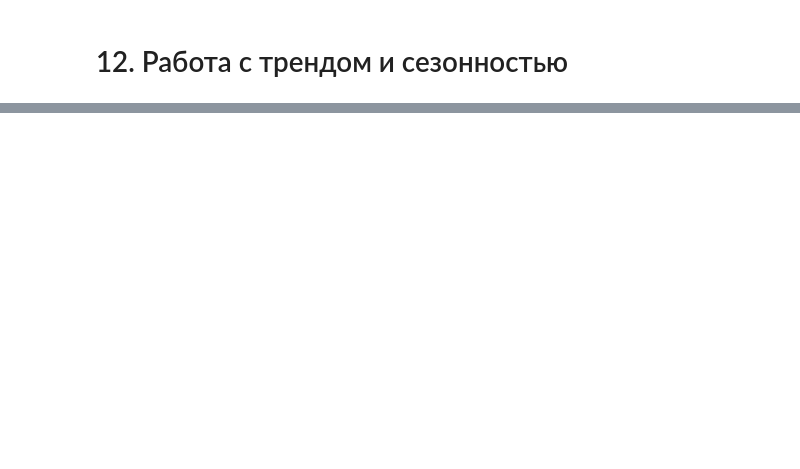
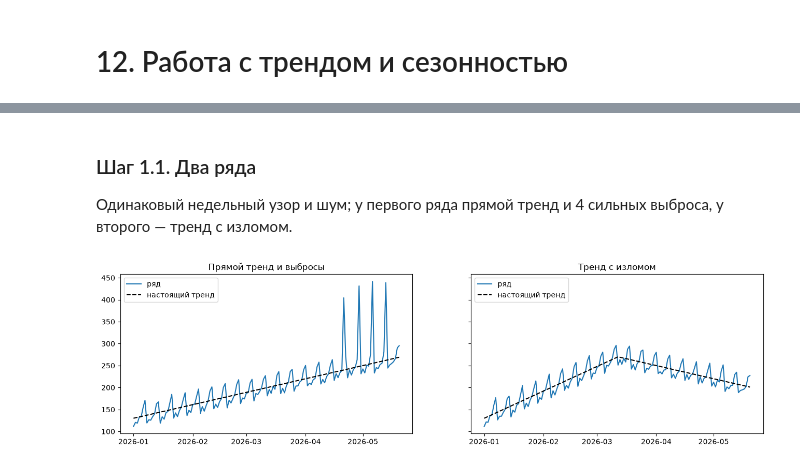
Before and after one commit to skv-analyst/study-data-analytics, a Jupyter notebook: 05-etna/notebooks/12-trend-seasonality.ipynb, the cells around one changed output, grey strips where cells are left out. Saved outputs shown, nothing was run; the diff lists cells and outputs as text; code cells hidden in the pictures; blank space fills up the shorter version.

```diff
--- a/05-etna/notebooks/12-trend-seasonality.ipynb
+++ b/05-etna/notebooks/12-trend-seasonality.ipynb
@@ -86,0 +51,41 @@ Backtest всех вариантов на стандартном периоде
+# %% [markdown]
+### Шаг 1.1. Два ряда
+
+Одинаковый недельный узор и шум; у первого ряда прямой тренд и 4 сильных выброса, у второго — тренд с изломом.
+# %%
+# Два ряда с одинаковым недельным узором и шумом, но разным трендом:
+#   «прямой» — тренд +1 в день и 4 сильных выброса во второй половине;
+#   «излом»  — тренд растёт на +2 в день до 70-го дня, потом падает на −1 в день
+DAY_OF_WEEK_PATTERN = np.array([10, 20, 15, 25, 30, 50, 60], dtype=float)
+PERIODS = 20 * 7
+t = np.arange(PERIODS)
+timestamps = pd.date_range("2026-01-01", periods=PERIODS, freq="D")
+
+TRENDS = {
+    "straight": 100 + 1.0 * t,
+    "break": np.where(t < 70, 100 + 2 * t, 240 - 1 * (t - 70)),
+}
+OUTLIERS = {"straight": {110: 150, 118: 150, 125: 150, 132: 150}, "break": {}}
+
+
+def make_series(name: str) -> TSDataset:
+    rng = np.random.RandomState(RANDOM_SEED)
+    values = TRENDS[name] + np.tile(DAY_OF_WEEK_PATTERN, PERIODS // 7) + rng.normal(0, 3, PERIODS)
+    for day, shift in OUTLIERS[name].items():
+        values[day] += shift
+    return TSDataset(pd.DataFrame({"timestamp": timestamps, "segment": name, "target": values}), freq="D")
+
+
+series = {name: make_series(name) for name in TRENDS}
+# «Настоящий» тренд для сравнения: к тренду прибавляем среднее недельного узора — оценки тренда включают и его
+true_trend = {name: pd.Series(trend + DAY_OF_WEEK_PATTERN.mean(), index=timestamps) for name, trend in TRENDS.items()}
+
+fig, axes = plt.subplots(1, 2, figsize=(16, 4), sharey=True)
+for ax, (name, ts) in zip(axes, series.items()):
+    ax.plot(timestamps, ts[:, name, "target"].values, color="C0", label="ряд")
+    ax.plot(timestamps, true_trend[name].values, color="black", linestyle="--", label="настоящий тренд")
+    ax.set_title({"straight": "Прямой тренд и выбросы", "break": "Тренд с изломом"}[name])
+    ax.legend(loc="upper left")
+save_fig(fig, "series")
+# %% [output]
+[figure, added]
```
Also changed, not shown: parts of 39 cells of this notebook, 9 other files.
